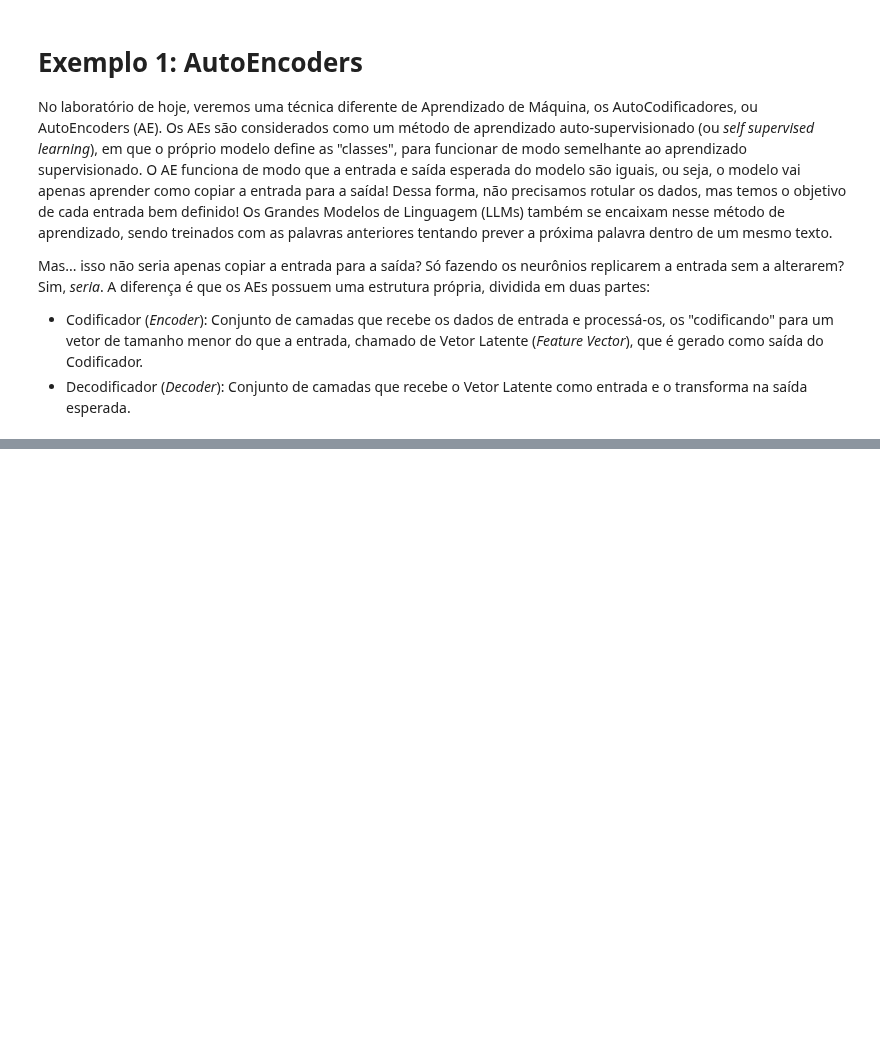
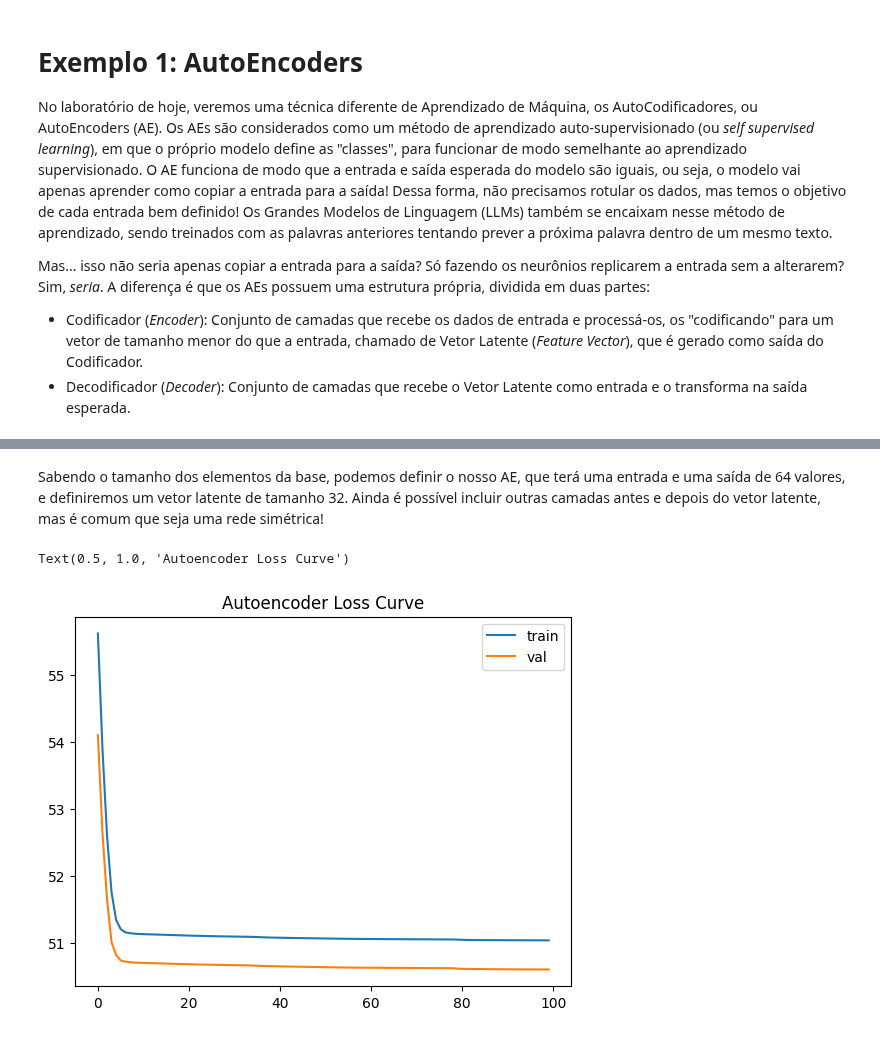
Before and after one commit to henriquemargotte/Aprendizado-de-Maquina-2025-2, a Jupyter notebook: Lab7/lab7.ipynb, the cells around one changed output, grey strips where cells are left out. Saved outputs shown, nothing was run; the diff lists cells and outputs as text; code cells hidden in the pictures; blank space fills up the shorter version.

```diff
--- a/Lab7/lab7.ipynb
+++ b/Lab7/lab7.ipynb
@@ -119,0 +50,28 @@ Tamanho do dataset: (2000, 12288), Tamanho do treino: (1600, 12288), Tamanho do
+# %% [markdown]
+Sabendo o tamanho dos elementos da base, podemos definir o nosso AE, que terá uma entrada e uma saída de 64 valores, e definiremos um vetor latente de tamanho 32. Ainda é possível incluir outras camadas antes e depois do vetor latente, mas é comum que seja uma rede simétrica!
+# %%
+# Dividindo em treino e teste
+X_train, X_test = train_test_split(X, test_size=0.2, random_state=0)
+y_train, y_test = train_test_split(y, test_size=0.2, random_state=0)
+
+input_dim = X.shape[1]
+encoding_dim = 32
+
+input_layer = layers.Input(shape=(input_dim,))
+encoded = layers.Dense(encoding_dim, activation='relu')(input_layer)
+decoded = layers.Dense(input_dim, activation='sigmoid')(encoded)
+
+autoencoder = models.Model(input_layer, decoded)
+encoder = models.Model(input_layer, encoded)
+
+autoencoder.compile(optimizer='adam', loss='mse')
+history = autoencoder.fit(X_train, X_train,
+                          epochs=100, batch_size=128,
+                          validation_data=(X_test, X_test), verbose=0)
+
+plt.plot(history.history['loss'], label='train')
+plt.plot(history.history['val_loss'], label='val')
+plt.legend(); plt.title("Autoencoder Loss Curve")
+# %% [output]
+Text(0.5, 1.0, 'Autoencoder Loss Curve')
+[figure, added]
```
Also changed, not shown: parts of 15 cells of this notebook.
